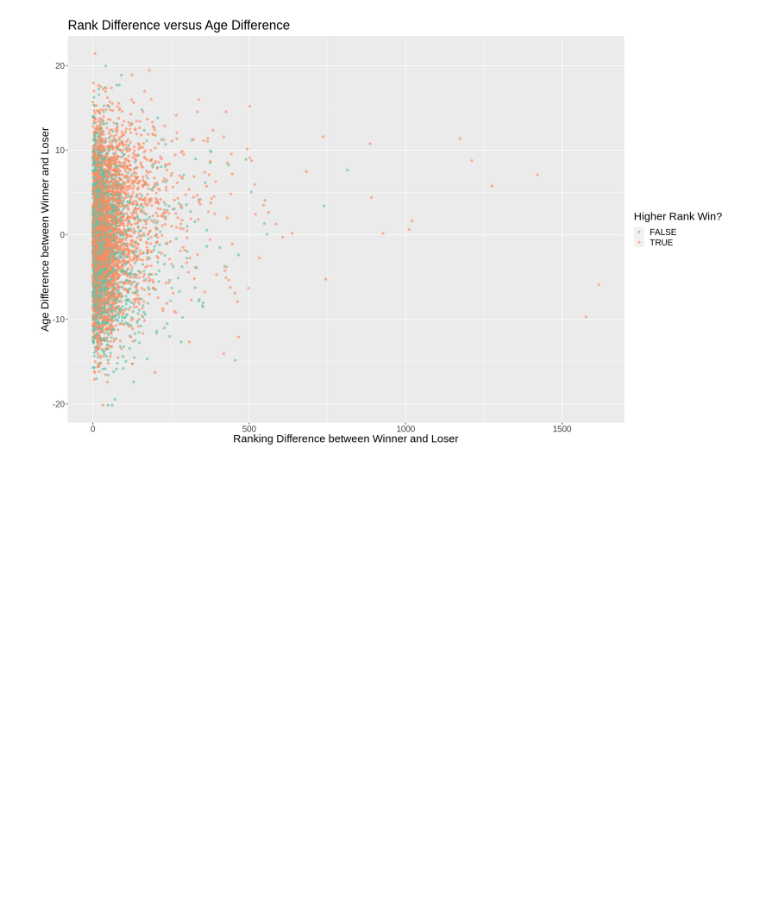
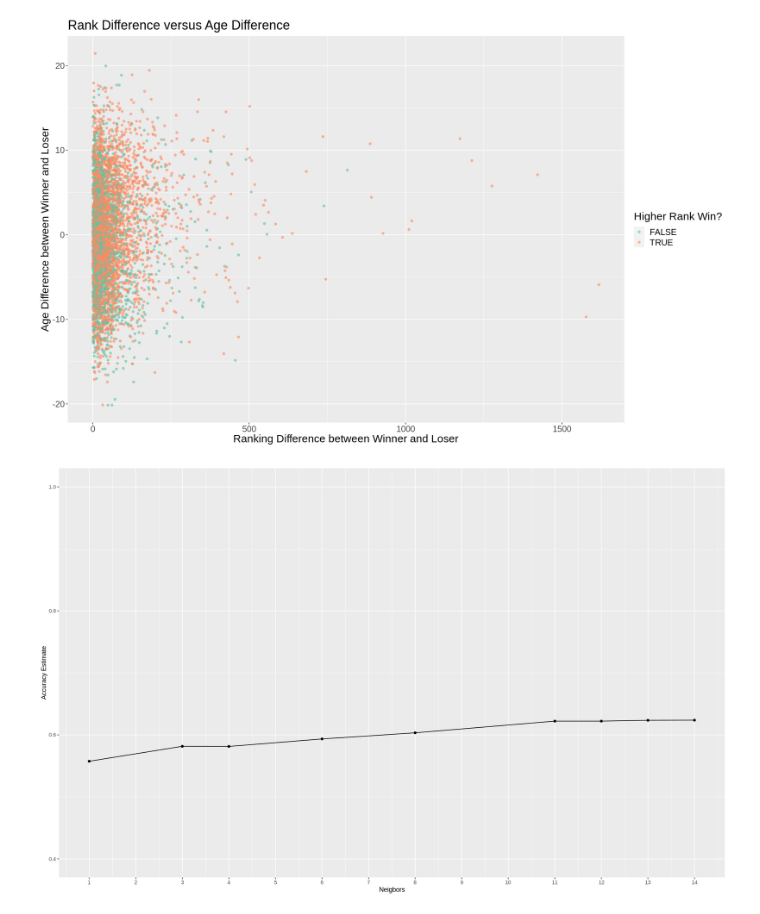
Before and after one commit to nitahieb/dsci100project, a Jupyter notebook: project.ipynb, the cells around one changed output. Saved outputs shown, nothing was run; the diff lists cells and outputs as text; code cells hidden in the pictures; blank space fills up the shorter version.

Commit message:
performing n-fold cross-validation and graphic k vs. the accuracy

```diff
--- a/project.ipynb
+++ b/project.ipynb
@@ -86,3 +88,48 @@ tennis_train_plot <- tennis_train %>%
 tennis_train_plot
 # %% [output]
 [figure]
+# %%
+# converting <lgl> data type to <fct> data type in order to perform KNN
+
+# even though we are working with logicals for our predictor variables, in order to perform KNN, we need to
+# convert our <lgl> data type into <fct> data type for KNN to work.
+
+# KNN is unable to perform anything if we provide it with <lgl> data types
+
+tennis_train <- tennis_train %>%
+                mutate(higher_rank_win = as.factor(higher_rank_win))
+# %%
+# n-fold cross-validation performed on training data
+tennis_vfold <- vfold_cv(tennis_train, v = 10, strata = higher_rank_win)
+
+# creating recipe for training data set
+tennis_recipe <- recipe(higher_rank_win ~ age_diff + rank_diff, data = tennis_train) %>%
+                    step_scale(all_predictors()) %>%
+                    step_center(all_predictors())
+
+# K-Nearest Neighbors Model Specification with tune()
+knn_tune <- nearest_neighbor(weight_func = "rectangular", neighbors = tune()) %>%
+                set_engine("kknn") %>%
+                set_mode("classification")
+
+# workflow analysis with cross-validation
+tennis_fit <- workflow() %>%
+                add_recipe(tennis_recipe) %>%
+                add_model(knn_tune) %>%
+                tune_grid(resamples = tennis_vfold, grid = 10) %>%
+                collect_metrics()
+# %%
+# what K should we use?
+accuracies <- tennis_fit %>%
+                filter(.metric == "accuracy")
+
+accuracy_vs_k <- accuracies %>%
+                  ggplot(aes(x = neighbors, y = mean)) +
+                  geom_point() +
+                  geom_line() +
+                  labs(x = "Neigbors", y = "Accuracy Estimate") +
+                  scale_x_continuous(breaks = seq(0, 14, by = 1)) +
+                  scale_y_continuous(limits = c(0.4, 1.0))
+accuracy_vs_k
+# %% [output]
+[figure, added]
```
Also changed, not shown: parts of 1 cell of this notebook.
